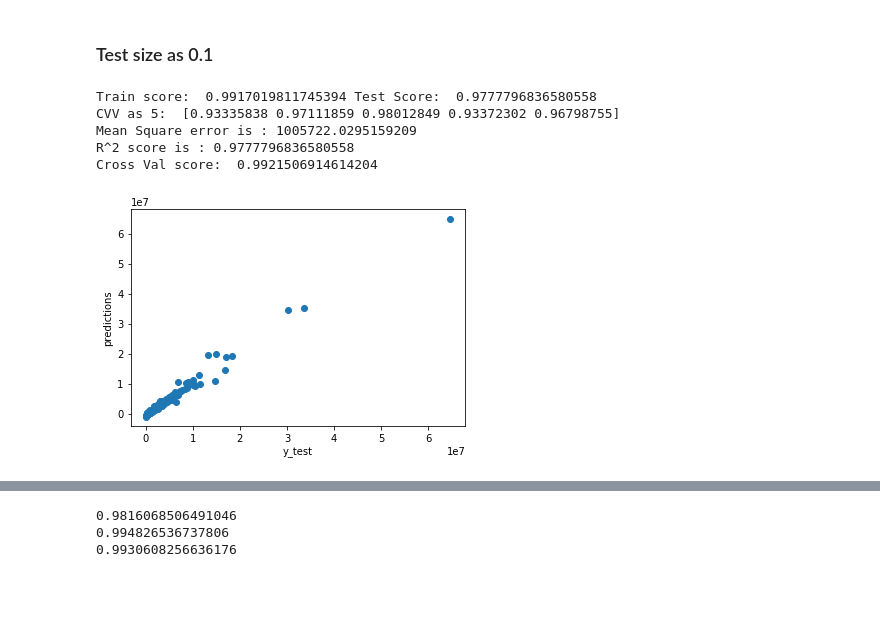
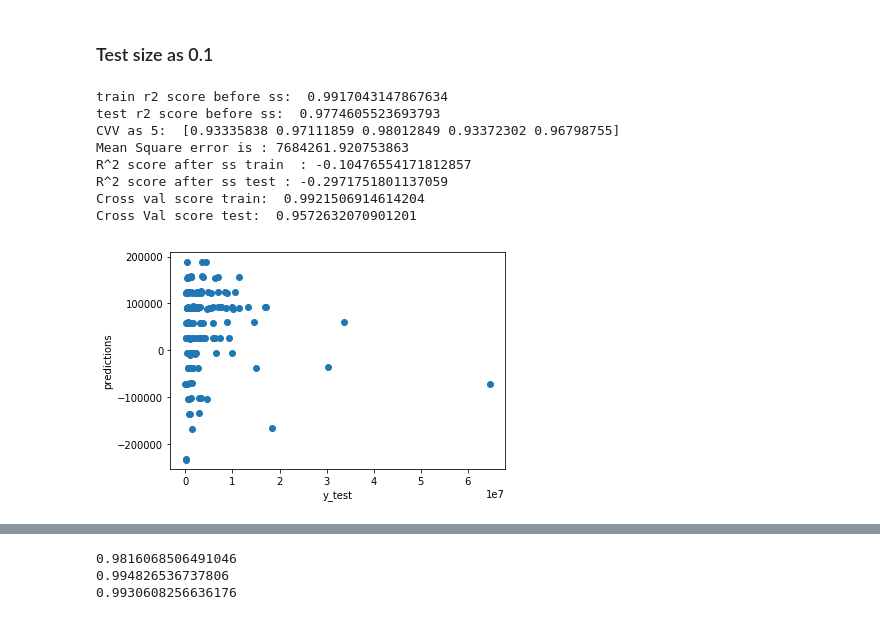
Before and after one commit to ruchigarg-DS/texas-bid-prediction, a Jupyter notebook: Modeling.ipynb, the cells around one changed output, grey strips where cells are left out. Drawn from its saved outputs; the diff is of its cells as text; code cells hidden in the pictures; blank space fills up the shorter version.

```diff
--- a/Modeling.ipynb
+++ b/Modeling.ipynb
@@ -165,33 +184,45 @@ for train_indices, test_indices in kf.split(X, y):
 # %%
 #  Train-test split
 X_train, X_test, y_train, y_test = train_test_split(X, y, test_size = 0.1)
 
 lr = LinearRegression()
-lr.fit(X, y)
+lr.fit(X_train, y_train)
+print("train r2 score before ss: ",lr.score(X_train, y_train))
+print("test r2 score before ss: ", lr.score(X_test, y_test))
 
-model1 = ss.fit_transform(X_train, y_train)
-print('Train score: ', lr.score(X_train, y_train), 'Test Score: ', lr.score(X_test, y_test))
+ss = StandardScaler()
+
+X_train_scaled = ss.fit_transform(X_train)
+X_test_scaled = ss.transform(X_test)
+
+model = ss.fit_transform(X_train_scaled, y_train)
 
 #  Plot predictions
-predictions = lr.predict(X_test)
+predictions = lr.predict(X_test_scaled)
 
 plt.scatter(y_test, predictions)
 plt.xlabel('y_test')
+
 plt.ylabel('predictions')
 
 # CVV, MSE ad R2 score
-print('CVV as 5: ', cross_val_score(LinearRegression(), X_test, y_test, cv=5))
-print("Mean Square error is :", np.sqrt(mean_squared_error(y_test, lr.predict(X_test))))
-print("R^2 score is :", r2_score(y_test, lr.predict(X_test)))
+print('CVV as 5: ', cross_val_score(lr, X_test_scaled, y_test, cv=5))
+print("Mean Square error is :", np.sqrt(mean_squared_error(y_test, lr.predict(X_test_scaled))))
+print("R^2 score after ss train  :", r2_score(y_train, lr.predict(X_train_scaled)))
+print("R^2 score after ss test :", r2_score(y_test, lr.predict(X_test_scaled)))
 pd.DataFrame({'variable': X.columns, f'_coefficient': lr.coef_}).sort_values(by=f'_coefficient')
-print("Cross Val score: ", cross_val_score(LinearRegression(), X_train, y_train, cv=5).mean())
+print('Cross val score train: ',cross_val_score(LinearRegression(), X_train, y_train, cv=5).mean())
+print("Cross Val score test: ", cross_val_score(LinearRegression(), X_test_scaled, y_test, cv=5).mean())
 # %% [output]
-Train score:  0.9917019811745394 Test Score:  0.9777796836580558
+train r2 score before ss:  0.9917043147867634
+test r2 score before ss:  0.9774605523693793
 CVV as 5:  [0.93335838 0.97111859 0.98012849 0.93372302 0.96798755]
-Mean Square error is : 1005722.0295159209
-R^2 score is : 0.9777796836580558
-Cross Val score:  0.9921506914614204
+Mean Square error is : 7684261.920753863
+R^2 score after ss train  : -0.10476554171812857
+R^2 score after ss test : -0.2971751801137059
+Cross val score train:  0.9921506914614204
+Cross Val score test:  0.9572632070901201
-[figure, old version]
+[figure, new version]
 # %%
 test_dataSet = X_test.copy()
 test_dataSet['Prediction']= predictions
```
Also changed, not shown: parts of 7 cells of this notebook.
